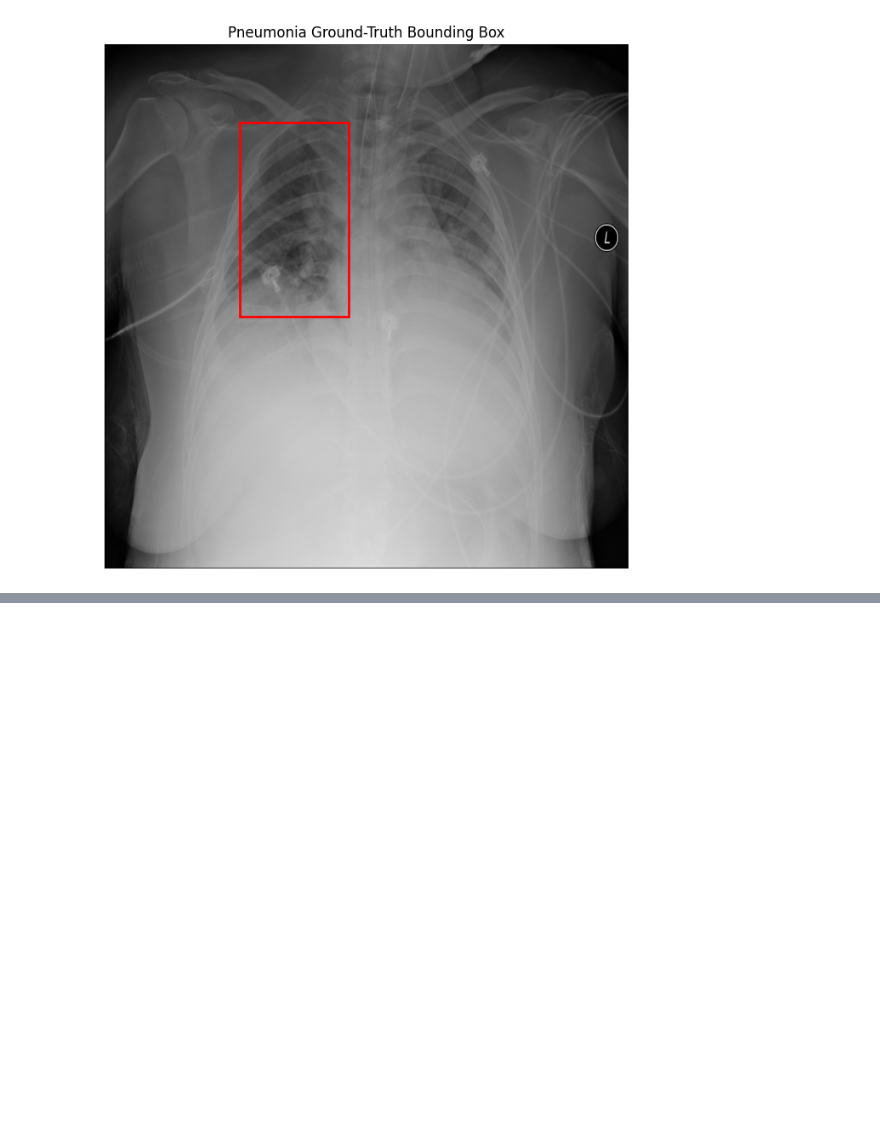
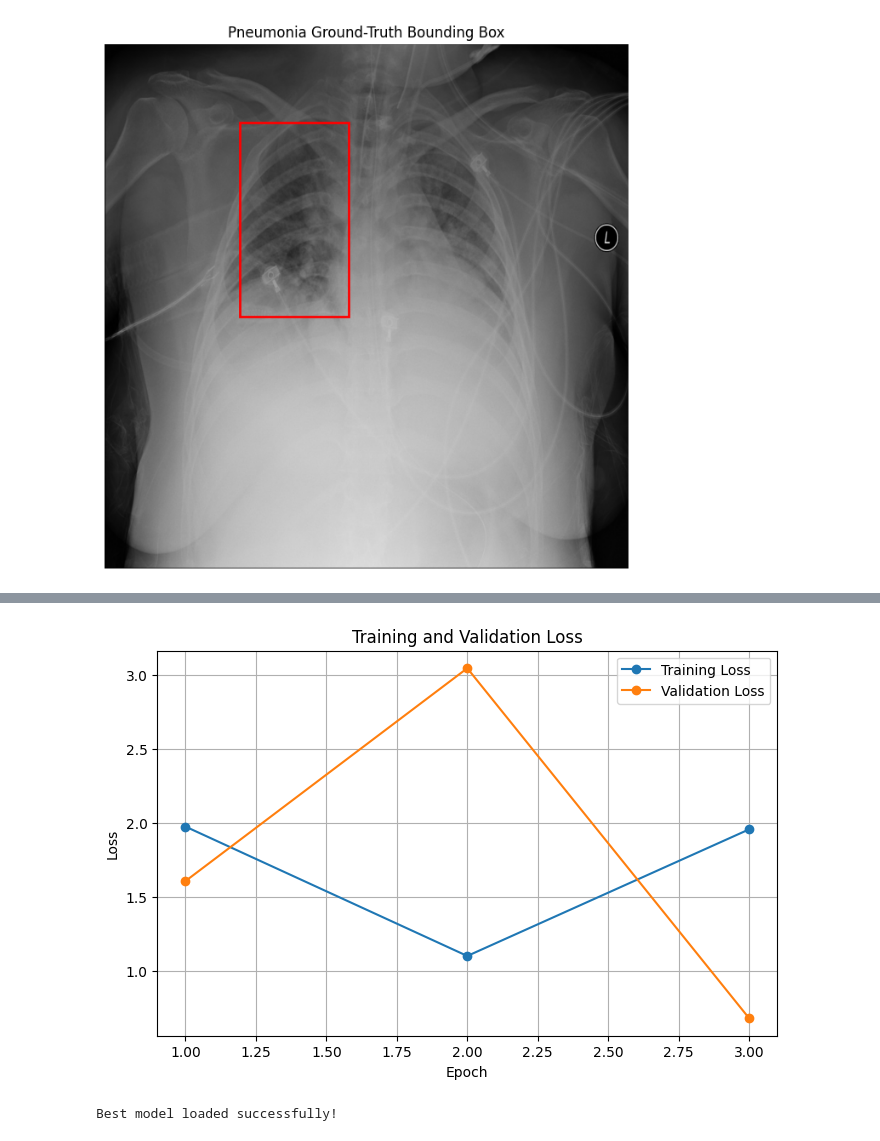
Before and after one commit to imdeepa99/pneumonia-anchor-free-detection, a Jupyter notebook: notebooks/pneumonia_anchor_free_detection.ipynb, the cells around one changed output, grey strips where cells are left out. Cells and saved outputs as stored; diff of their text form; code cells hidden in the pictures; blank space fills up the shorter version.

```diff
--- a/notebooks/pneumonia_anchor_free_detection.ipynb
+++ b/notebooks/pneumonia_anchor_free_detection.ipynb
@@ -275,0 +1334,14 @@ plt.show()
+# %%
+# ---------------------------------------------------------
+# STEP 13: FEATURE PYRAMID STRIDES
+# ---------------------------------------------------------
+
+PYRAMID_STRIDES = [
+    8,     # P3
+    16,    # P4
+    32,    # P5
+    64,    # P6
+    128    # P7
+]
+
+print(PYRAMID_STRIDES)
@@ -275,0 +2475,55 @@ plt.show()
+# %%
+# ---------------------------------------------------------
+# STEP 28: PLOT TRAINING AND VALIDATION LOSS
+# ---------------------------------------------------------
+
+import matplotlib.pyplot as plt
+
+epochs = range(
+    1,
+    len(history["train_loss"]) + 1
+)
+
+plt.figure(figsize=(8, 5))
+
+plt.plot(
+    epochs,
+    history["train_loss"],
+    marker="o",
+    label="Training Loss"
+)
+
+plt.plot(
+    epochs,
+    history["val_loss"],
+    marker="o",
+    label="Validation Loss"
+)
+
+plt.xlabel("Epoch")
+plt.ylabel("Loss")
+plt.title("Training and Validation Loss")
+
+plt.legend()
+plt.grid()
+
+plt.show()
+# %% [output]
+[figure, added]
+# %%
+# ---------------------------------------------------------
+# STEP 29: LOAD THE BEST MODEL
+# ---------------------------------------------------------
+
+model.load_state_dict(
+    torch.load(
+        "/content/best_pneumonia_detector.pth",
+        map_location=device
+    )
+)
+
+model.eval()
+
+print("Best model loaded successfully!")
+# %% [output]
+Best model loaded successfully!
```
Also changed, not shown: parts of 78 cells of this notebook.
